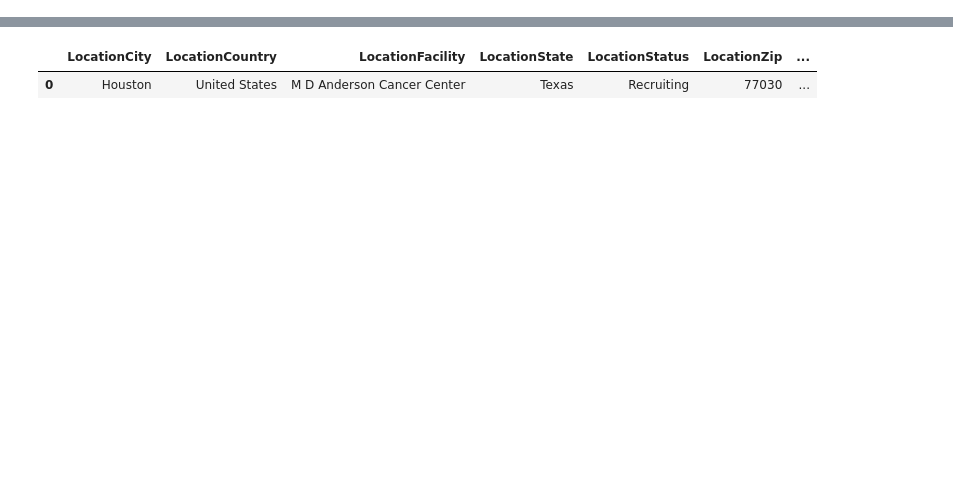
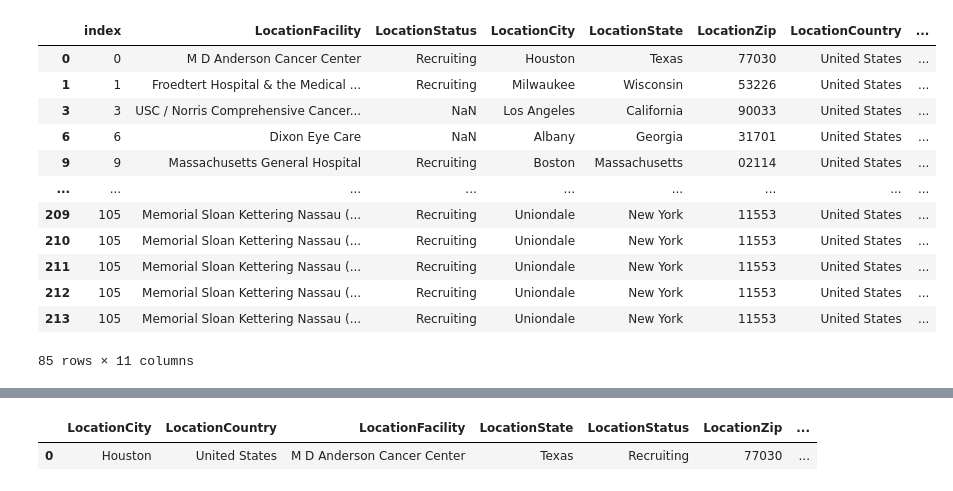
Before and after one commit to parkerholcomb/clinical-trials-dev, a Jupyter notebook: 2022-07-08/_workbench.ipynb, the cells around one changed output, grey strips where cells are left out. Saved outputs shown, nothing was run; the diff lists cells and outputs as text; code cells hidden in the pictures; blank space fills up the shorter version.

```diff
--- a/2022-07-08/_workbench.ipynb
+++ b/2022-07-08/_workbench.ipynb
@@ -104,0 +28,21 @@ df
+# %%
+dff = df.explode("_location").reset_index()
+location = pd.json_normalize(dff['_location']).reset_index()
+# px.treemap(location, path=['LocationCountry','_id'])
+location = location.merge(dff[['index','_id','_location_count','_phase']])
+location = location[location['LocationCountry'] == "United States"]
+location
+# %% [output]
+|  | index | LocationFacility | LocationStatus | LocationCity | LocationState | LocationZip | LocationCountry | ... |
+| 0 | 0 | M D Anderson Cancer Center | Recruiting | Houston | Texas | 77030 | United States | ... |
+| 1 | 1 | Froedtert Hospital & the Medical ... | Recruiting | Milwaukee | Wisconsin | 53226 | United States | ... |
+| 3 | 3 | USC / Norris Comprehensive Cancer... | NaN | Los Angeles | California | 90033 | United States | ... |
+| 6 | 6 | Dixon Eye Care | NaN | Albany | Georgia | 31701 | United States | ... |
+| 9 | 9 | Massachusetts General Hospital | Recruiting | Boston | Massachusetts | 02114 | United States | ... |
+| ... | ... | ... | ... | ... | ... | ... | ... | ... |
+| 209 | 105 | Memorial Sloan Kettering Nassau (... | Recruiting | Uniondale | New York | 11553 | United States | ... |
+| 210 | 105 | Memorial Sloan Kettering Nassau (... | Recruiting | Uniondale | New York | 11553 | United States | ... |
+| 211 | 105 | Memorial Sloan Kettering Nassau (... | Recruiting | Uniondale | New York | 11553 | United States | ... |
+| 212 | 105 | Memorial Sloan Kettering Nassau (... | Recruiting | Uniondale | New York | 11553 | United States | ... |
+| 213 | 105 | Memorial Sloan Kettering Nassau (... | Recruiting | Uniondale | New York | 11553 | United States | ... |
+85 rows × 11 columns
```
Also changed, not shown: parts of 8 cells of this notebook, 2 other files.
